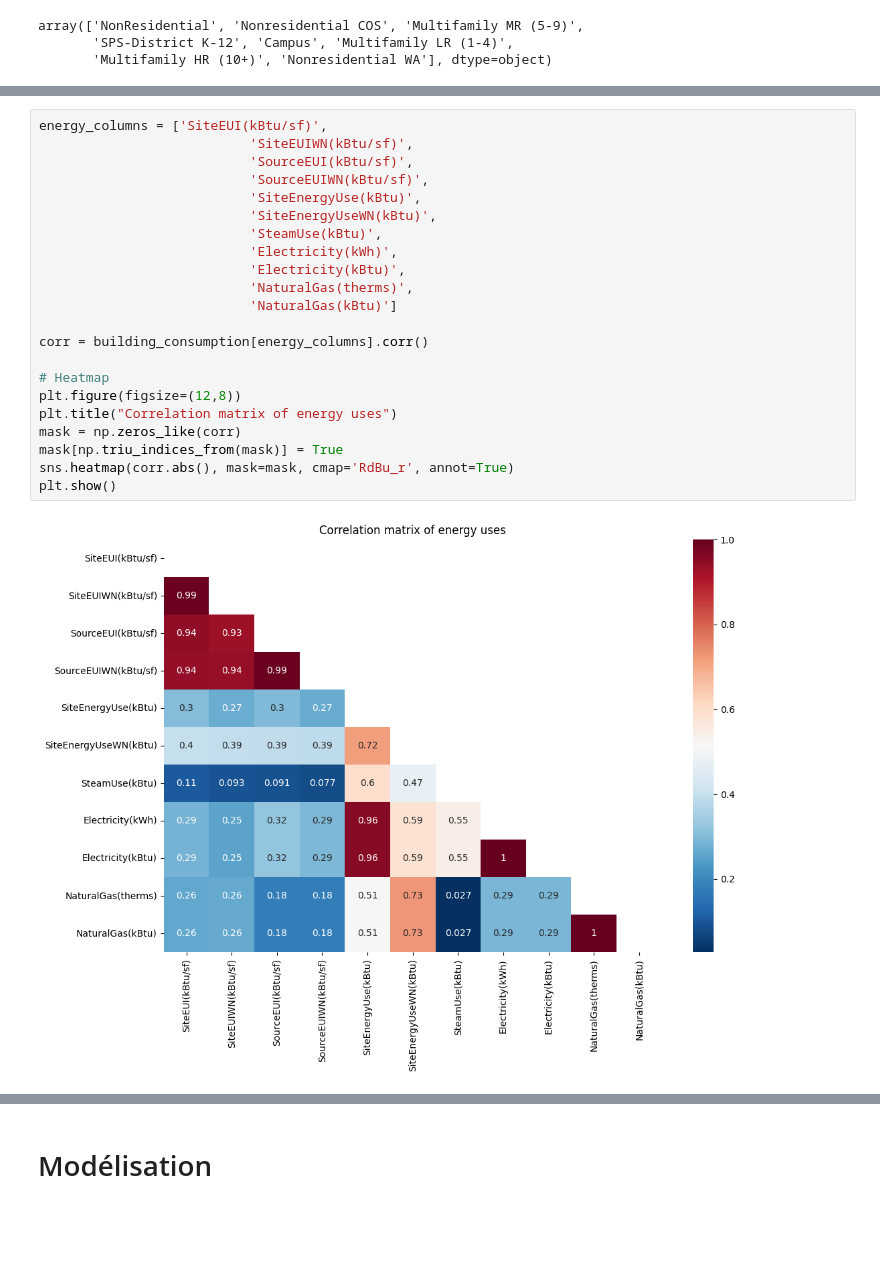
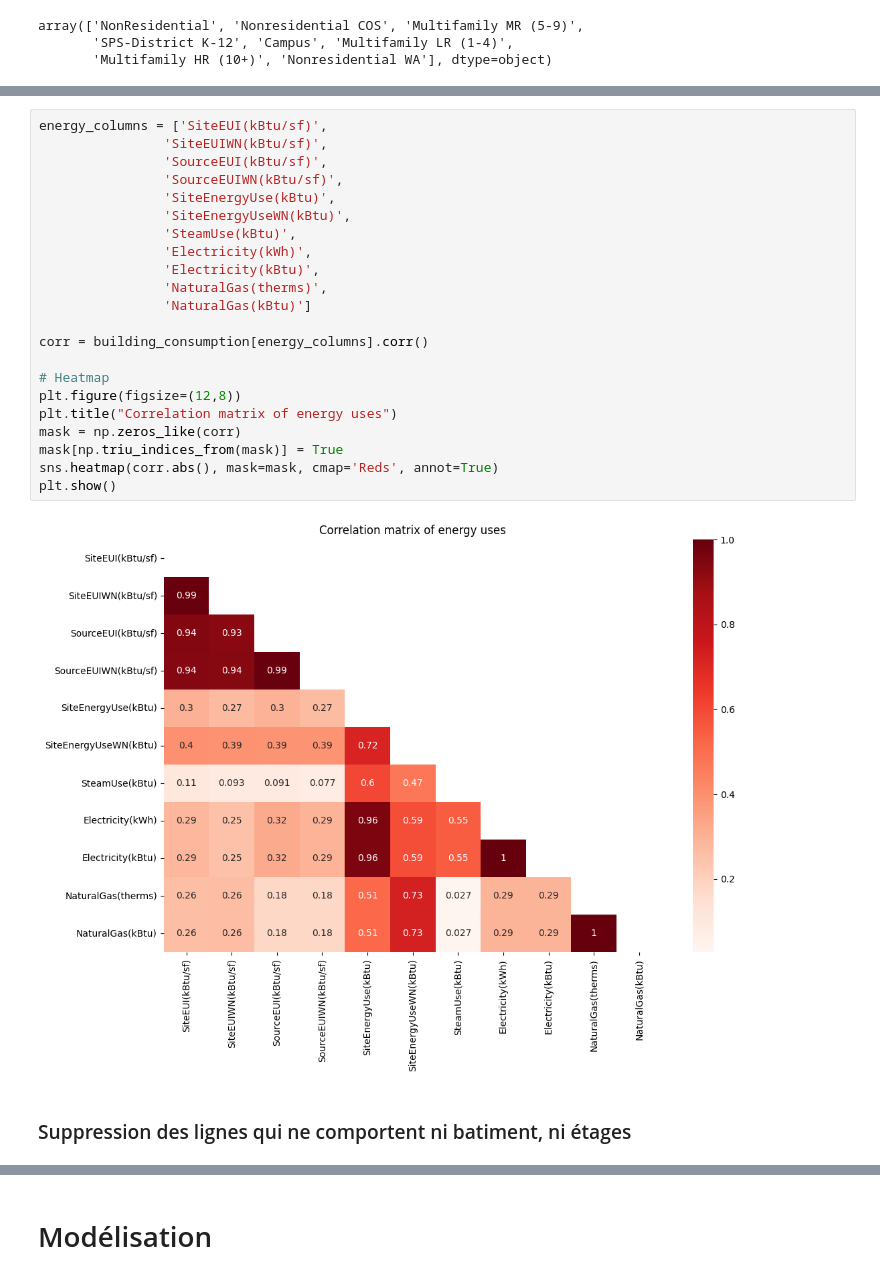
Before and after one commit to Soct/formation_OC, a Jupyter notebook: projet 3/P3_template_modelistation_supervisee_data_scientist.ipynb, the cells around one changed output, grey strips where cells are left out. Cells and saved outputs as stored; diff of their text form; blank space fills up the shorter version.

```diff
--- a/projet 3/P3_template_modelistation_supervisee_data_scientist.ipynb
+++ b/projet 3/P3_template_modelistation_supervisee_data_scientist.ipynb
@@ -94,24 +109,26 @@ plt.show()
 # %%
 energy_columns = ['SiteEUI(kBtu/sf)',
-                           'SiteEUIWN(kBtu/sf)',
-                           'SourceEUI(kBtu/sf)',
-                           'SourceEUIWN(kBtu/sf)',
-                           'SiteEnergyUse(kBtu)',
-                           'SiteEnergyUseWN(kBtu)',
-                           'SteamUse(kBtu)',
-                           'Electricity(kWh)',
-                           'Electricity(kBtu)',
-                           'NaturalGas(therms)',
-                           'NaturalGas(kBtu)']
+                'SiteEUIWN(kBtu/sf)',
+                'SourceEUI(kBtu/sf)',
+                'SourceEUIWN(kBtu/sf)',
+                'SiteEnergyUse(kBtu)',
+                'SiteEnergyUseWN(kBtu)',
+                'SteamUse(kBtu)',
+                'Electricity(kWh)',
+                'Electricity(kBtu)',
+                'NaturalGas(therms)',
+                'NaturalGas(kBtu)']
 
 corr = building_consumption[energy_columns].corr()
 
 # Heatmap
 plt.figure(figsize=(12,8))
 plt.title("Correlation matrix of energy uses")
 mask = np.zeros_like(corr)
 mask[np.triu_indices_from(mask)] = True
-sns.heatmap(corr.abs(), mask=mask, cmap='RdBu_r', annot=True)
+sns.heatmap(corr.abs(), mask=mask, cmap='Reds', annot=True)
 plt.show()
 # %% [output]
-[figure, old version]
+[figure, new version]
+# %% [markdown]
+### Suppression des lignes qui ne comportent ni batiment, ni étages
```
Also changed, not shown: parts of 9 cells of this notebook.
